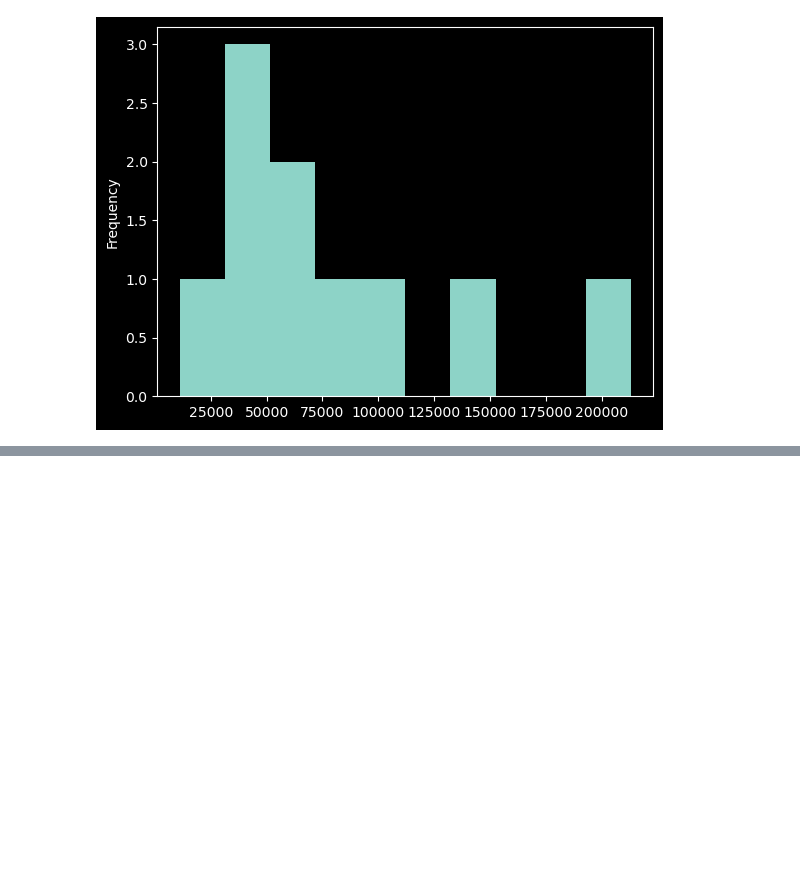
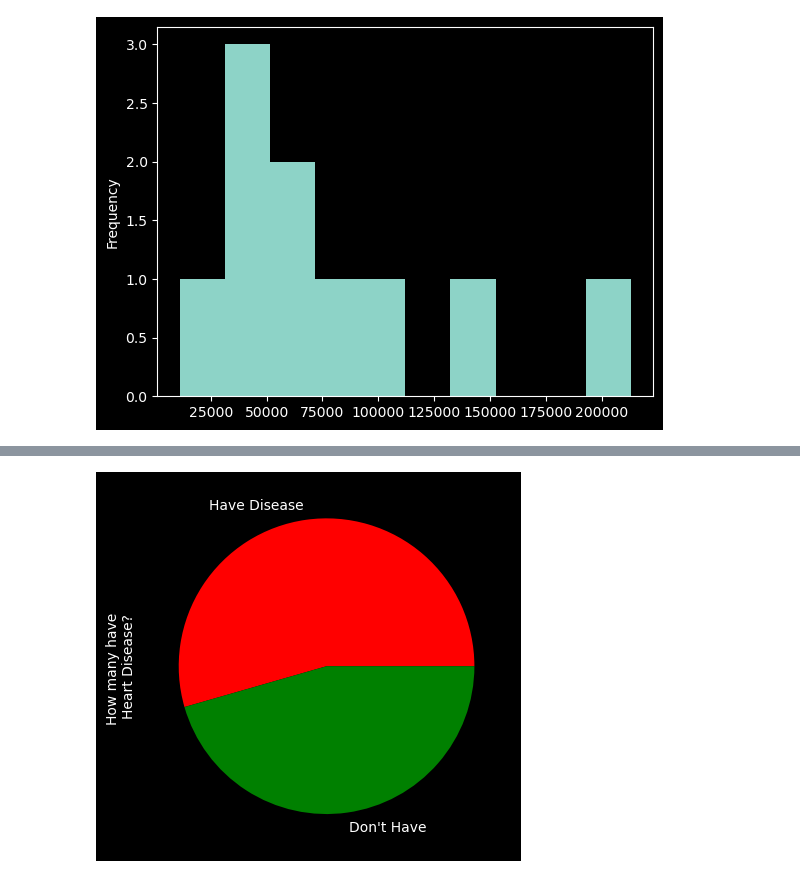
Before and after one commit to DarkDk123/ZTM-ML-Data-Science, a Jupyter notebook: 6. Matplotlib : Visualizing Data/Matplotlib_Intro.ipynb, the cells around one changed output, grey strips where cells are left out. Drawn from its saved outputs; the diff is of its cells as text; code cells hidden in the pictures; blank space fills up the shorter version.

```diff
--- a/6. Matplotlib : Visualizing Data/Matplotlib_Intro.ipynb
+++ b/6. Matplotlib : Visualizing Data/Matplotlib_Intro.ipynb
@@ -566,0 +569,3 @@ car_sales["Odometer (KM)"].plot(kind='hist'); ## Not that greatly customized (Be
+# %%
+heart_disease = pd.read_csv("CSVs/heart-disease.csv")
+heart_disease
@@ -566,0 +609,10 @@ car_sales["Odometer (KM)"].plot(kind='hist'); ## Not that greatly customized (Be
+# %%
+# Pie Chart | Who have Heart Disease or not!
+heart_disease.value_counts("target").plot(
+    kind='pie',
+    labels=["Have Disease", "Don't Have"],
+    colors=["red", 'green'],
+    label="How many have \nHeart Disease?"
+);
+# %% [output]
+[figure, added]
```
Also changed, not shown: parts of 15 cells of this notebook, 1 other file.
